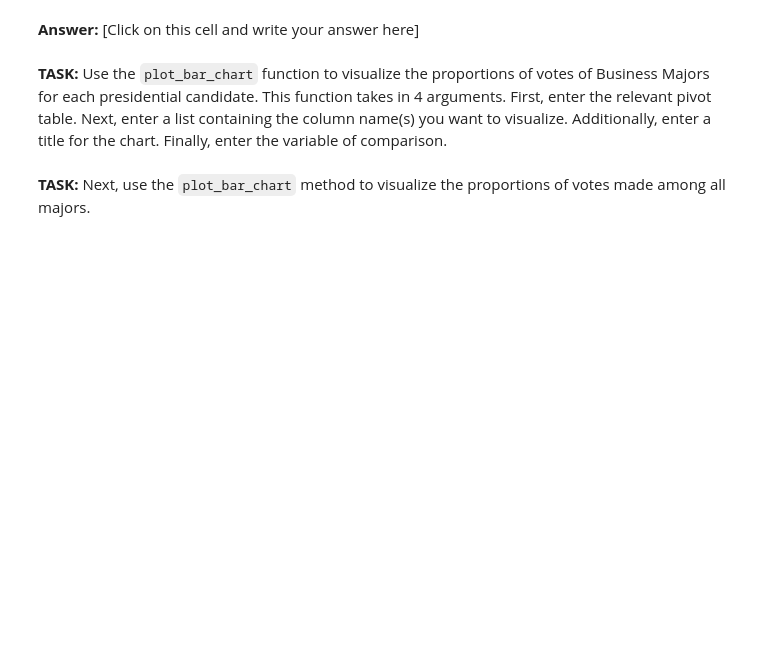
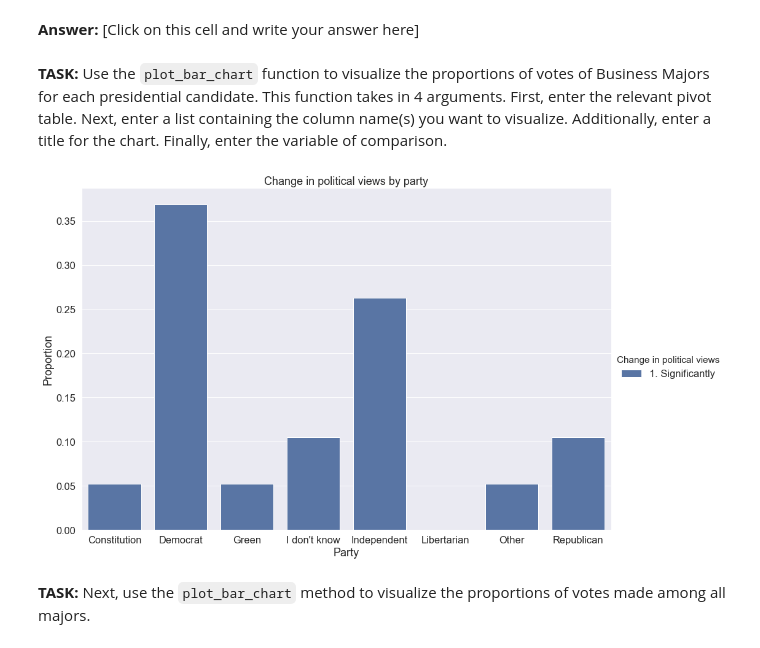
Before and after one commit to ds-modules/surveydata, a Jupyter notebook: gs102_fa19/lab02-gs102.ipynb, the cells around one changed output. Drawn from its saved outputs; the diff is of its cells as text; code cells hidden in the pictures; blank space fills up the shorter version.

```diff
--- a/gs102_fa19/lab02-gs102.ipynb
+++ b/gs102_fa19/lab02-gs102.ipynb
@@ -155,2 +179,9 @@ plot_bar_chart(pivoted_proportions, ['Business'], 'Proportion of Votes for each
+# %%
+plot_bar_chart(pivoted_proportions, ['1. Significantly'],
+               'Change in political views by party',
+               'Change in political views')
+plt.xlabel('Party');
+# %% [output]
+[figure, added]
 # %% [markdown]
 **TASK:** Next, use the `plot_bar_chart` method to visualize the proportions of votes made among all majors.
```
Also changed, not shown: parts of 26 cells of this notebook, 1 other file.
